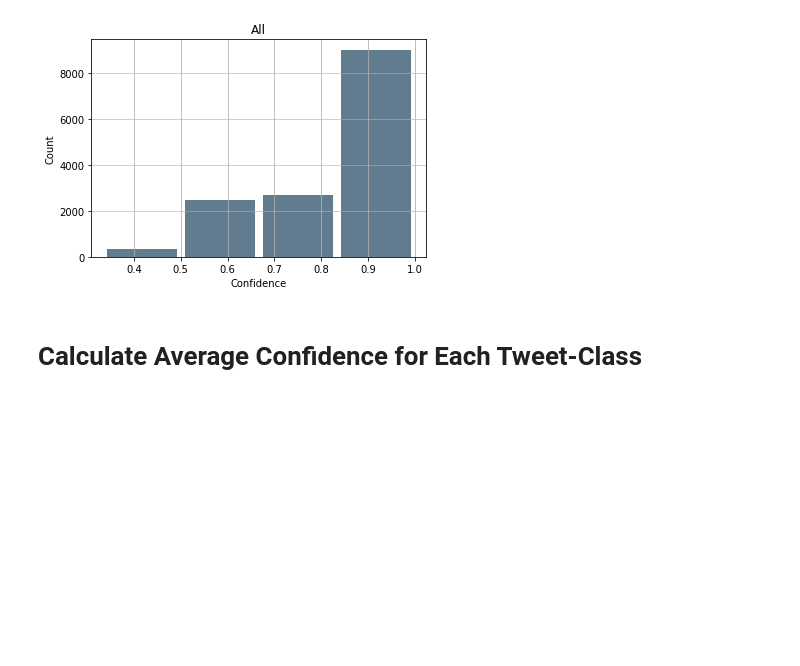
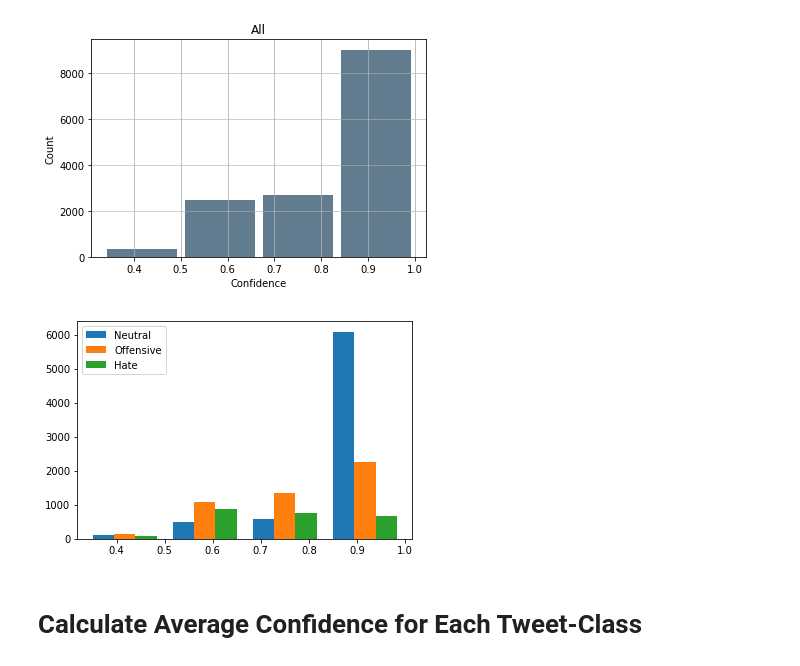
Before and after one commit to hkhan925/Hate-Speech-Classifier, a Jupyter notebook: Confidence Score & Statistics.ipynb, the cells around one changed output. Drawn from its saved outputs; the diff is of its cells as text; code cells hidden in the pictures; blank space fills up the shorter version.

Commit message:
add combined histogram

```diff
--- a/Confidence Score & Statistics.ipynb
+++ b/Confidence Score & Statistics.ipynb
@@ -88,6 +88,13 @@ plotData(hate_series, 2)
 plotData(all_series)
 # %% [output]
 [figure]
+# %%
+names = ['Neutral', 'Offensive', 'Hate']
+plt.hist([list(neutral_hist.values()), list(offensive_hist.values()), list(hate_hist.values())], 4, histtype='bar', label=names)
+plt.legend()
+plt.show()
+# %% [output]
+[figure, added]
 # %% [markdown]
 # Calculate Average Confidence for Each Tweet-Class
 # %%
```
